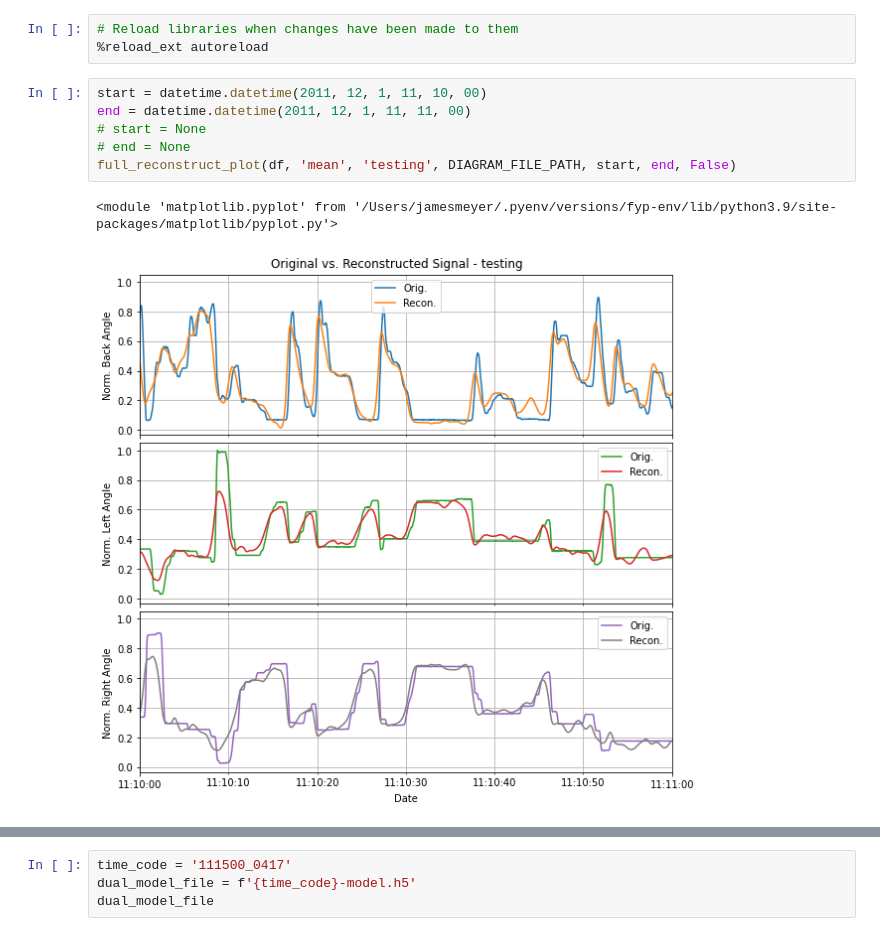
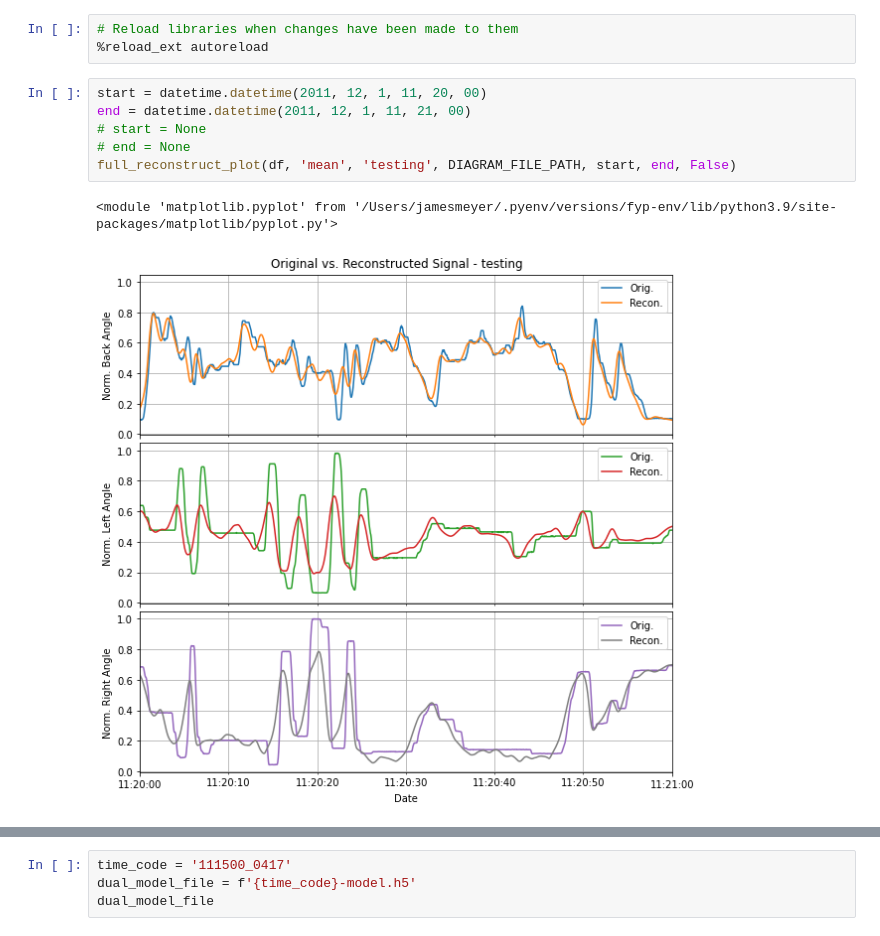
Before and after one commit to jm2442/Patient-Behaviour-Detection, a Jupyter notebook: network-architecture.ipynb, the cells around one changed output, grey strips where cells are left out. Saved outputs shown, nothing was run; the diff lists cells and outputs as text.

```diff
--- a/network-architecture.ipynb
+++ b/network-architecture.ipynb
@@ -394,12 +394,12 @@ df
 # Reload libraries when changes have been made to them
 %reload_ext autoreload
 # %%
-start = datetime.datetime(2011, 12, 1, 11, 10, 00)
-end = datetime.datetime(2011, 12, 1, 11, 11, 00)
+start = datetime.datetime(2011, 12, 1, 11, 20, 00)
+end = datetime.datetime(2011, 12, 1, 11, 21, 00)
 # start = None
 # end = None
 full_reconstruct_plot(df, 'mean', 'testing', DIAGRAM_FILE_PATH, start, end, False)
 # %% [output]
 <module 'matplotlib.pyplot' from '/Users/jamesmeyer/.pyenv/versions/fyp-env/lib/python3.9/site-packages/matplotlib/pyplot.py'>
-[figure, old version]
+[figure, new version]
 # %%
```
Also changed, not shown: parts of 1 cell of this notebook, 11 other files.
